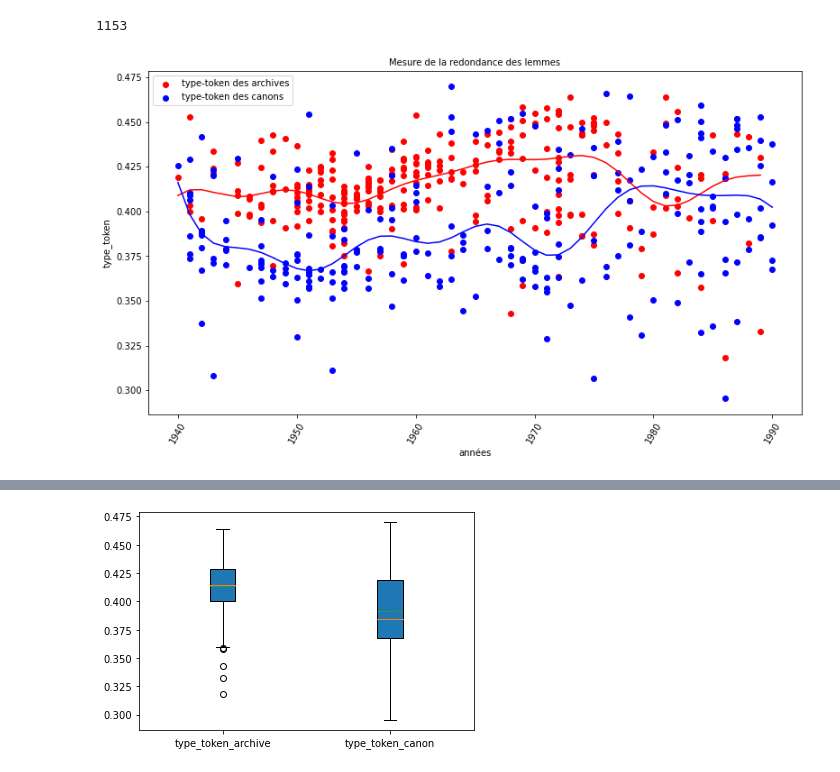
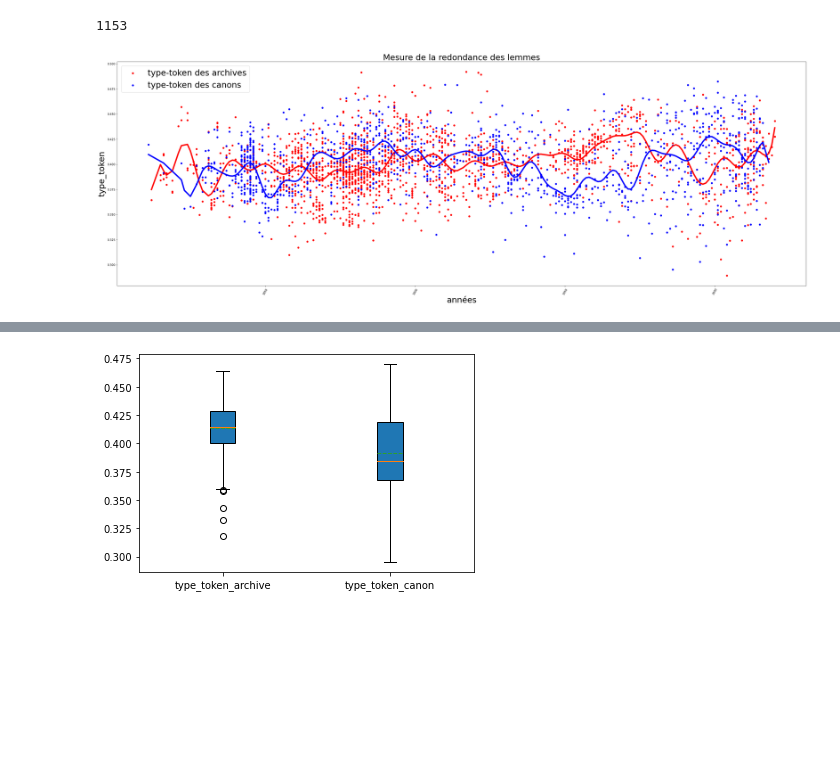
Before and after one commit to crazyjeannot/canons, a Jupyter notebook: regression.ipynb, the cells around one changed output, grey strips where cells are left out. Saved outputs shown, nothing was run; the diff lists cells and outputs as text; code cells hidden in the pictures; blank space fills up the shorter version.

```diff
--- a/regression.ipynb
+++ b/regression.ipynb
@@ -269,19 +253,19 @@ len(type_token_canon_df.mean())
 # %% [output]
 1153
 # %%
-plt.figure(figsize=(13,7))
-plt.scatter(annee_arch[1340:1617], type_token_archive_df.mean()[1340:1617], label = 'type-token des archives',color = 'red')
-plt.scatter(annee_test[709:943], type_token_canon_df.mean()[709:943], label = 'type-token des canons',color='blue')
-plt.plot(annee_arch[1340:1617], svr_poly.fit(annee_arch[1340:1617], data_arch[1340:1617]).predict(annee_arch[1340:1617]),color = 'red')
-plt.plot(annee_test[709:943], svr_poly.fit(annee_test[709:943], data_can[709:943]).predict(annee_test[709:943]),color='blue')
+plt.figure(figsize=(45,15))
+plt.scatter(annee_arch, type_token_archive_df.mean(), label = 'type-token des archives',color = 'red')
+plt.scatter(annee_test, type_token_canon_df.mean(), label = 'type-token des canons',color='blue')
+plt.plot(annee_arch, svr_poly.fit(annee_arch, data_arch).predict(annee_arch), color = 'red', linewidth=5)
+plt.plot(annee_test, svr_poly.fit(annee_test, data_can).predict(annee_test), color = 'blue', linewidth=5)
 
-plt.ylabel('type_token', fontsize=10)
-plt.xlabel('années', fontsize=10)
+plt.ylabel('type_token', fontsize=30)
+plt.xlabel('années', fontsize=30)
 plt.xticks(rotation=60)
 
-plt.title('Mesure de la redondance des lemmes', fontsize=10)
-plt.legend(prop={'size': 10})
+plt.title('Mesure de la redondance des lemmes', fontsize=30)
+plt.legend(prop={'size': 30})
 
 plt.show()
 # %% [output]
-[figure, old version]
+[figure, new version]
```
Also changed, not shown: parts of 8 cells of this notebook, 1 other file.
